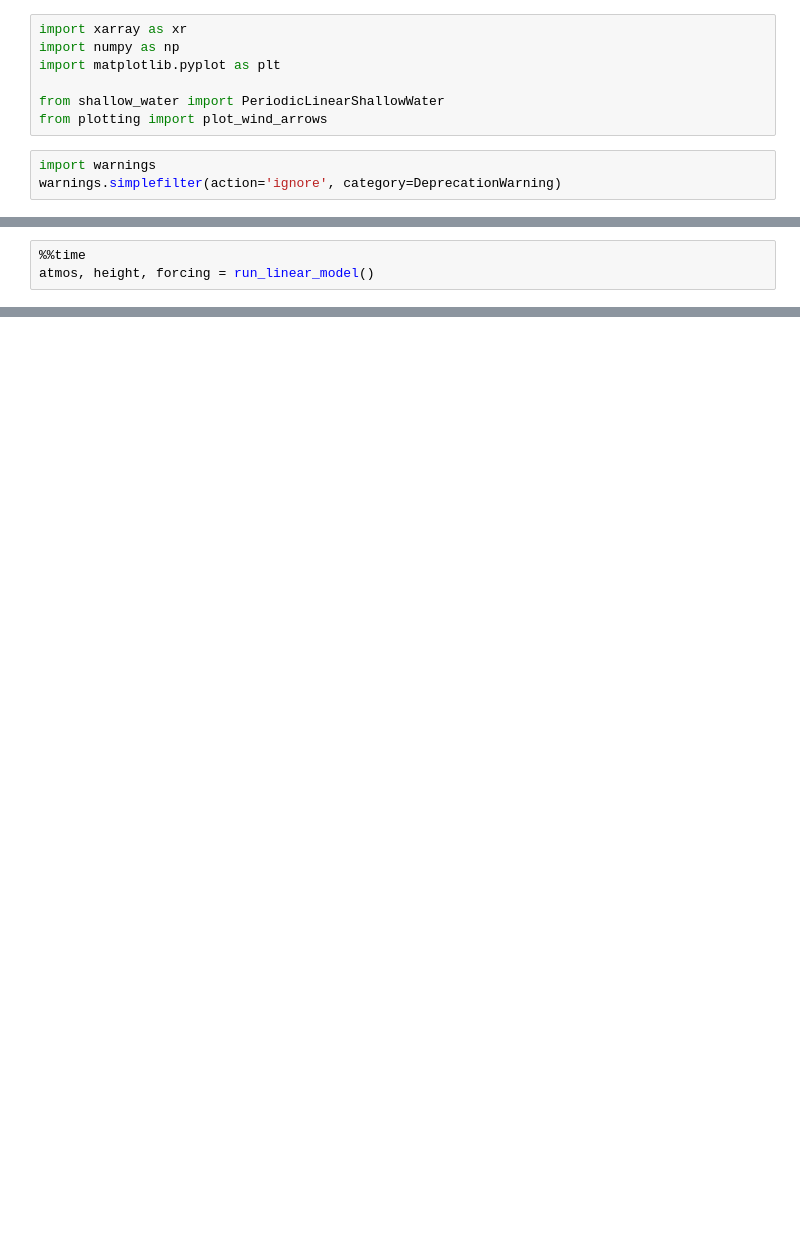
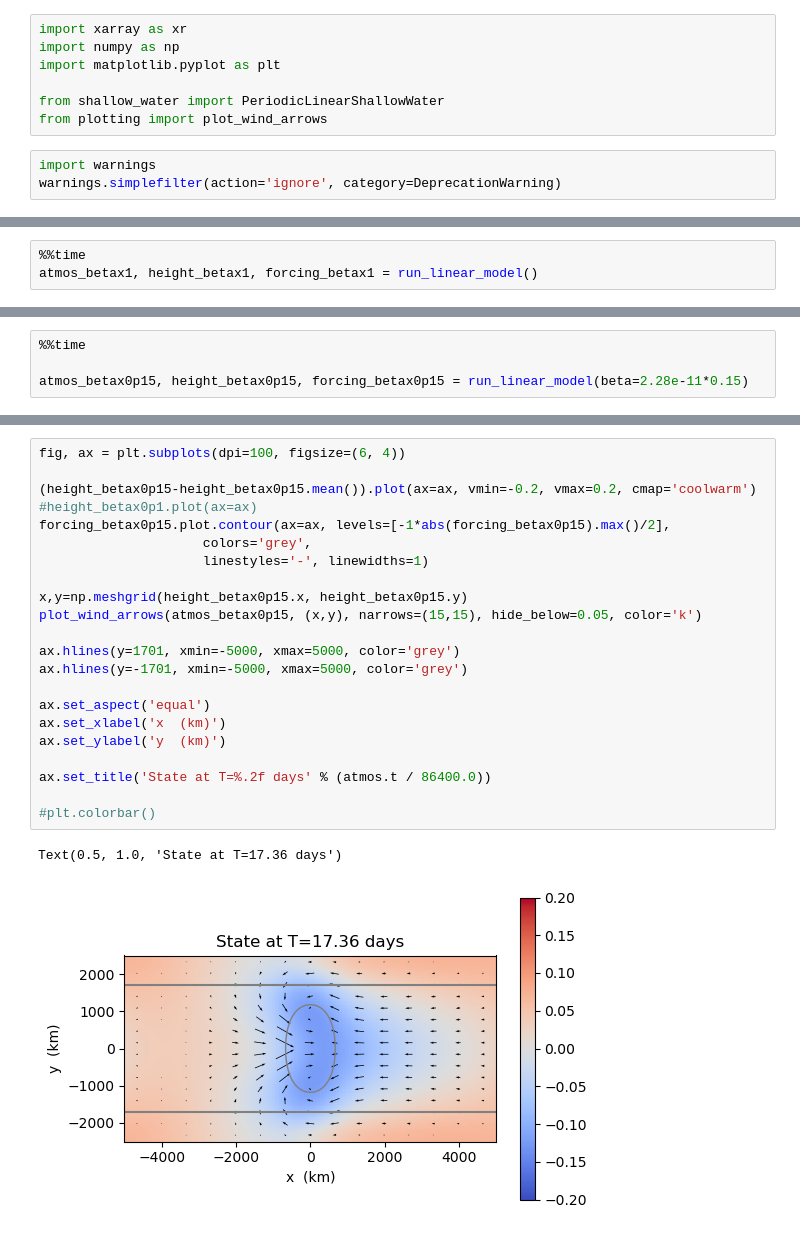
Before and after one commit to AndrewILWilliams/MatGill_CRM, a Jupyter notebook: shallow_water_model/matgill_test.ipynb, the cells around one changed output, grey strips where cells are left out. Saved outputs shown, nothing was run; the diff lists cells and outputs as text; blank space fills up the shorter version.

```diff
--- a/shallow_water_model/matgill_test.ipynb
+++ b/shallow_water_model/matgill_test.ipynb
@@ -94,4 +145,4 @@ def run_linear_model(beta=2.28e-11, Rd=1e6, equivalent_depth=10, Q0=3, matgill_y
 # %%
 %%time
-atmos, height, forcing = run_linear_model()
+atmos_betax1, height_betax1, forcing_betax1 = run_linear_model()
 # %% [output]
@@ -157,0 +274,4 @@ ax.set_title('State at T=%.2f days' % (atmos.t / 86400.0))
+# %%
+%%time
+
+atmos_betax0p15, height_betax0p15, forcing_betax0p15 = run_linear_model(beta=2.28e-11*0.15)
@@ -157,0 +293,25 @@ ax.set_title('State at T=%.2f days' % (atmos.t / 86400.0))
+# %%
+fig, ax = plt.subplots(dpi=100, figsize=(6, 4))
+
+(height_betax0p15-height_betax0p15.mean()).plot(ax=ax, vmin=-0.2, vmax=0.2, cmap='coolwarm')
+#height_betax0p1.plot(ax=ax)
+forcing_betax0p15.plot.contour(ax=ax, levels=[-1*abs(forcing_betax0p15).max()/2],
+                     colors='grey',
+                     linestyles='-', linewidths=1)
+
+x,y=np.meshgrid(height_betax0p15.x, height_betax0p15.y)
+plot_wind_arrows(atmos_betax0p15, (x,y), narrows=(15,15), hide_below=0.05, color='k')
+
+ax.hlines(y=1701, xmin=-5000, xmax=5000, color='grey')
+ax.hlines(y=-1701, xmin=-5000, xmax=5000, color='grey')
+
+ax.set_aspect('equal')
+ax.set_xlabel('x  (km)')
+ax.set_ylabel('y  (km)')
+
+ax.set_title('State at T=%.2f days' % (atmos.t / 86400.0))
+
+#plt.colorbar()
+# %% [output]
+Text(0.5, 1.0, 'State at T=17.36 days')
+[figure, added]
```
Also changed, not shown: parts of 10 cells of this notebook.
